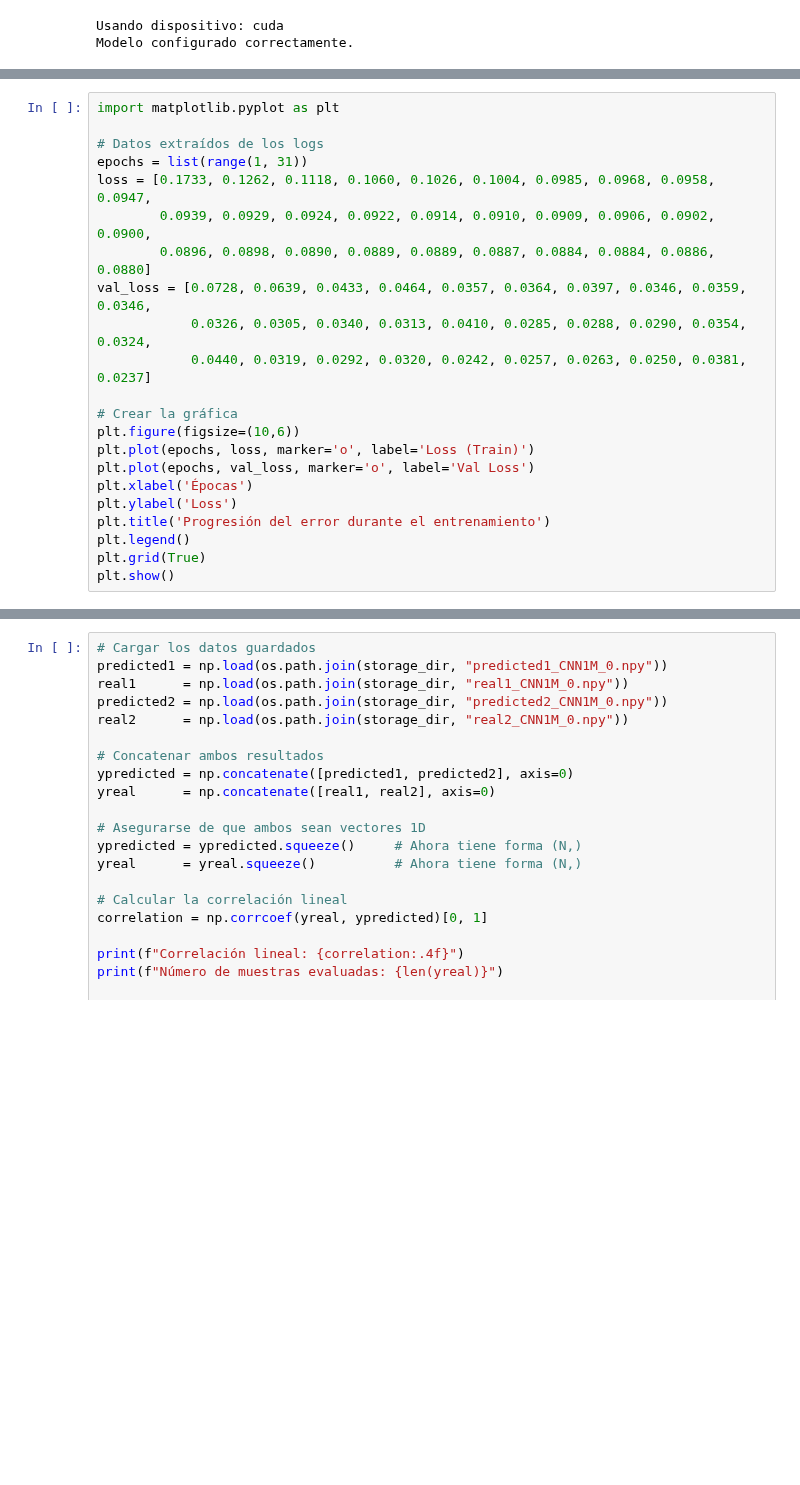
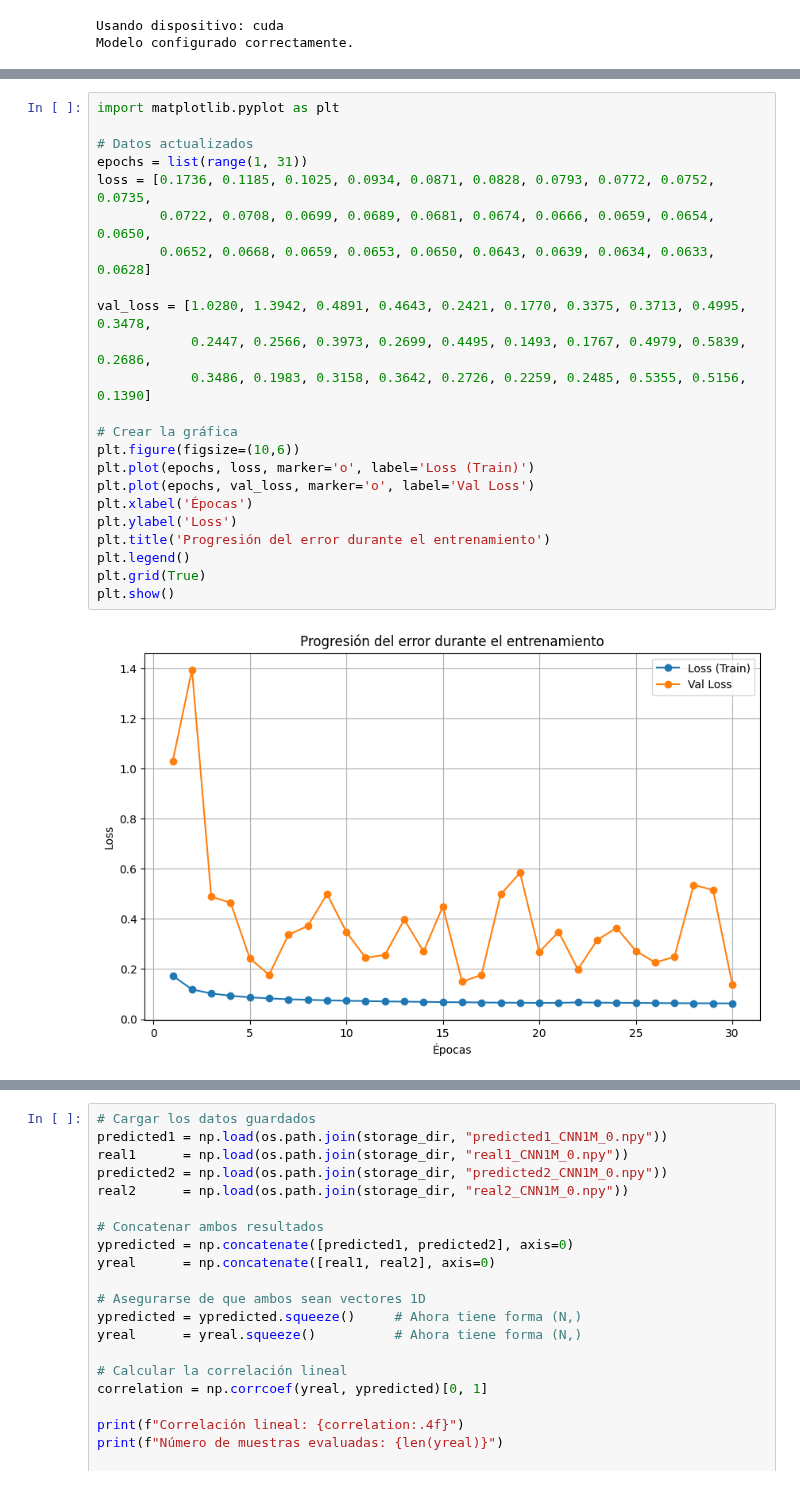
Before and after one commit to albertnica/TFGF-albertnica, a Jupyter notebook: Spectra CNN 1M 0.ipynb, the cells around one changed output, grey strips where cells are left out. Cells and saved outputs as stored; diff of their text form; blank space fills up the shorter version.

```diff
--- a/Spectra CNN 1M 0.ipynb
+++ b/Spectra CNN 1M 0.ipynb
@@ -327,25 +253,28 @@ torch.save(checkpoint, 'storage/modelCNN_1M_0.pth')
 # %%
 import matplotlib.pyplot as plt
 
-# Datos extraídos de los logs
+# Datos actualizados
 epochs = list(range(1, 31))
-loss = [0.1733, 0.1262, 0.1118, 0.1060, 0.1026, 0.1004, 0.0985, 0.0968, 0.0958, 0.0947,
-        0.0939, 0.0929, 0.0924, 0.0922, 0.0914, 0.0910, 0.0909, 0.0906, 0.0902, 0.0900,
-        0.0896, 0.0898, 0.0890, 0.0889, 0.0889, 0.0887, 0.0884, 0.0884, 0.0886, 0.0880]
-val_loss = [0.0728, 0.0639, 0.0433, 0.0464, 0.0357, 0.0364, 0.0397, 0.0346, 0.0359, 0.0346,
-            0.0326, 0.0305, 0.0340, 0.0313, 0.0410, 0.0285, 0.0288, 0.0290, 0.0354, 0.0324,
-            0.0440, 0.0319, 0.0292, 0.0320, 0.0242, 0.0257, 0.0263, 0.0250, 0.0381, 0.0237]
+loss = [0.1736, 0.1185, 0.1025, 0.0934, 0.0871, 0.0828, 0.0793, 0.0772, 0.0752, 0.0735,
+        0.0722, 0.0708, 0.0699, 0.0689, 0.0681, 0.0674, 0.0666, 0.0659, 0.0654, 0.0650,
+        0.0652, 0.0668, 0.0659, 0.0653, 0.0650, 0.0643, 0.0639, 0.0634, 0.0633, 0.0628]
+
+val_loss = [1.0280, 1.3942, 0.4891, 0.4643, 0.2421, 0.1770, 0.3375, 0.3713, 0.4995, 0.3478,
+            0.2447, 0.2566, 0.3973, 0.2699, 0.4495, 0.1493, 0.1767, 0.4979, 0.5839, 0.2686,
+            0.3486, 0.1983, 0.3158, 0.3642, 0.2726, 0.2259, 0.2485, 0.5355, 0.5156, 0.1390]
 
 # Crear la gráfica
 plt.figure(figsize=(10,6))
 plt.plot(epochs, loss, marker='o', label='Loss (Train)')
 plt.plot(epochs, val_loss, marker='o', label='Val Loss')
 plt.xlabel('Épocas')
 plt.ylabel('Loss')
 plt.title('Progresión del error durante el entrenamiento')
 plt.legend()
 plt.grid(True)
 plt.show()
+# %% [output]
+[figure, added]
 # %%
 # =============
 # EVALUACIÓN Y REPRESENTACIÓN EN BASE A LOS DATASETS USADOS HASTA AHORA
```
Also changed, not shown: parts of 5 cells of this notebook, 2 other files.
